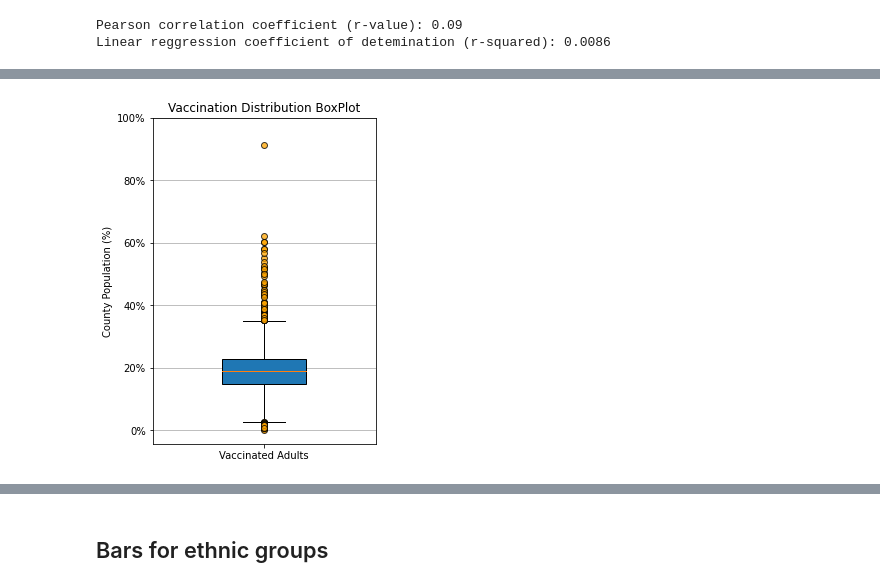
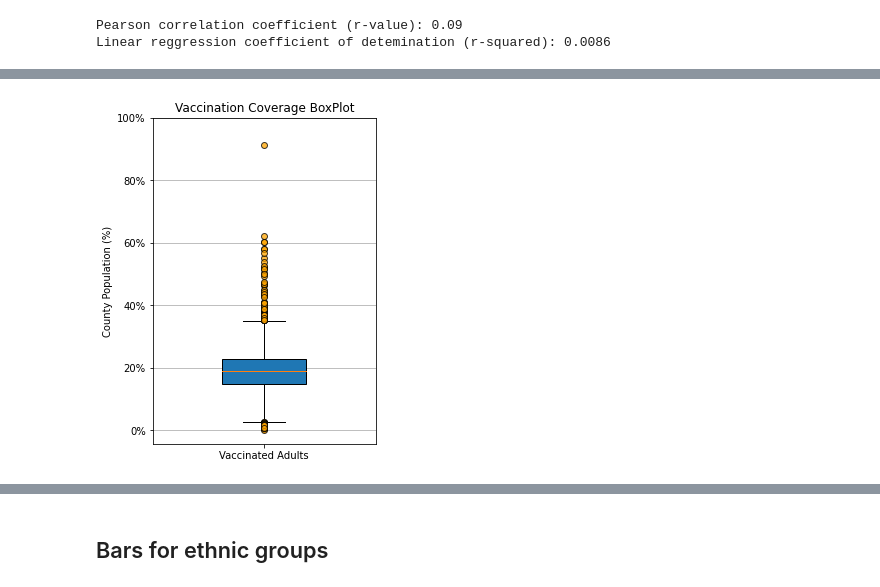
Before and after one commit to mgeffroy/P1-US-COVID-19-Vaccination-Campaign, a Jupyter notebook: P1.3_Scatter.ipynb, the cells around one changed output, grey strips where cells are left out. Cells and saved outputs as stored; diff of their text form; code cells hidden in the pictures.

```diff
--- a/P1.3_Scatter.ipynb
+++ b/P1.3_Scatter.ipynb
@@ -487,34 +493,34 @@ Linear reggression coefficient of detemination (r-squared): 0.0004
-# %%
-x_values = scatter_df['Patients']
-y_values = scatter_df['Percent adults fully vaccinated against COVID-19']
-
-## BOX PLOT
-## Set Box Plot parameters
-plt.figure(figsize=(4,6))
-outlier_style = dict(markerfacecolor='orange', marker='o', alpha=0.75)
-plt.boxplot(y_values, patch_artist=True, flierprops=outlier_style)
-
-# Give the chart a title and y label
-plt.title("Vaccination Distribution BoxPlot")
-plt.ylabel("County Population (%)")
-# Set x_axis properties
-plt.xticks([1],["Vaccinated Adults"])
-# Set y_axis properties
-y_ticks = [i/100 for i in range(0, 100+1, 20)]
-y_ticks_labels = [f'{i/100:.0%}' for i in range(0, 100+1, 20)]
-plt.yticks(y_ticks, y_ticks_labels, rotation=0)
-
-# Set the limits of the x axis
-plt.xlim(0.8, 1.2)
-
-## Show grid
-plt.grid(axis='y')
-## Save plot
-plt.savefig("figures/vaccination_boxplot.png")
-## Show plot
-plt.show()
-# %% [output]
-[figure, removed]
+# %%
+x_values = scatter_df['Patients']
+y_values = scatter_df['Percent adults fully vaccinated against COVID-19']
+
+## BOX PLOT
+## Set Box Plot parameters
+plt.figure(figsize=(4,6))
+outlier_style = dict(markerfacecolor='orange', marker='o', alpha=0.75)
+plt.boxplot(y_values, patch_artist=True, flierprops=outlier_style)
+
+# Give the chart a title and y label
+plt.title("Vaccination Coverage BoxPlot")
+plt.ylabel("County Population (%)")
+# Set x_axis properties
+plt.xticks([1],["Vaccinated Adults"])
+# Set y_axis properties
+y_ticks = [i/100 for i in range(0, 100+1, 20)]
+y_ticks_labels = [f'{i/100:.0%}' for i in range(0, 100+1, 20)]
+plt.yticks(y_ticks, y_ticks_labels, rotation=0)
+
+# Set the limits of the x axis
+plt.xlim(0.8, 1.2)
+
+## Show grid
+plt.grid(axis='y')
+## Save plot
+plt.savefig("figures/vaccination_boxplot.png")
+## Show plot
+plt.show()
+# %% [output]
+[figure, added]
 # %%
 vaccination_df
 # %% [output]
```
Also changed, not shown: parts of 18 cells of this notebook, 3 other files.
